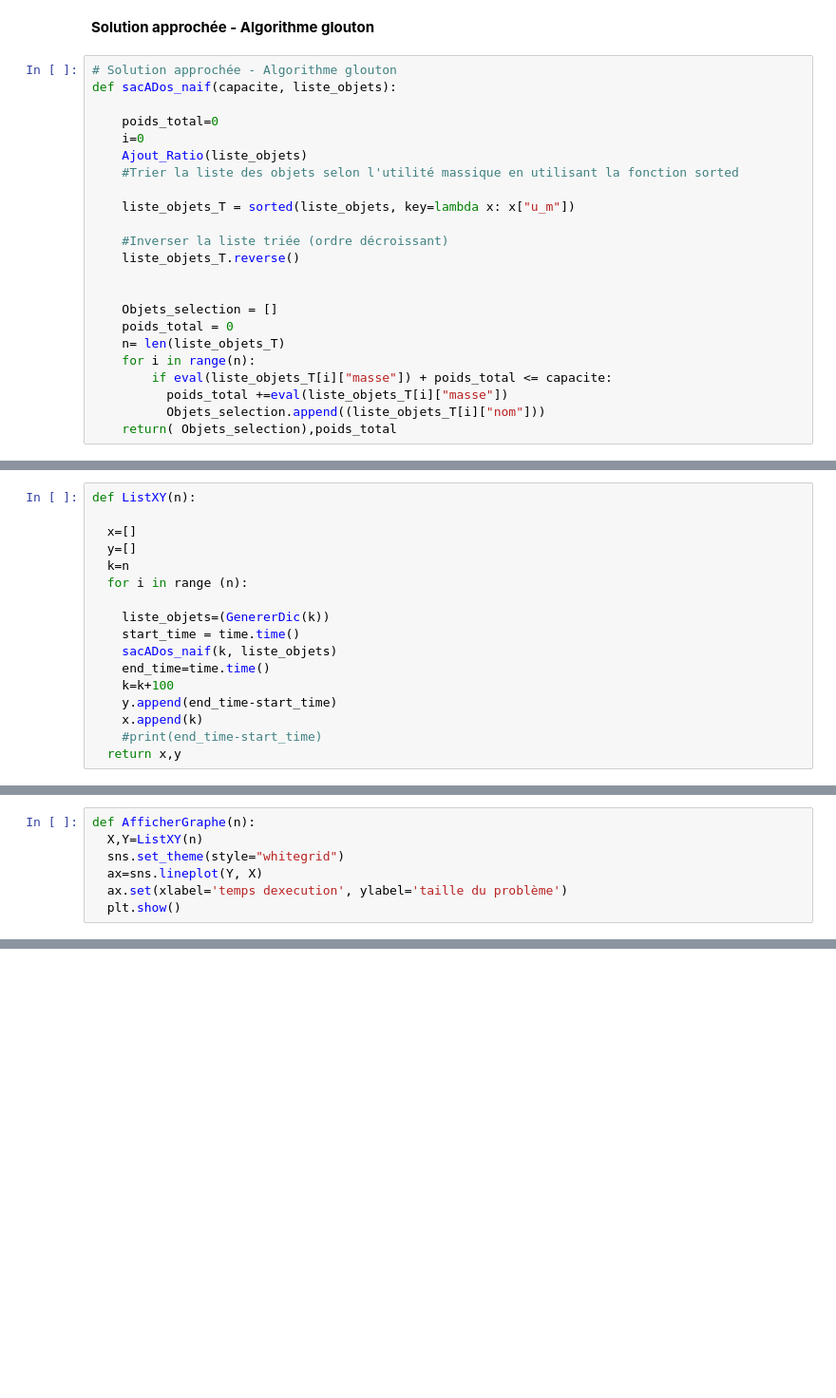
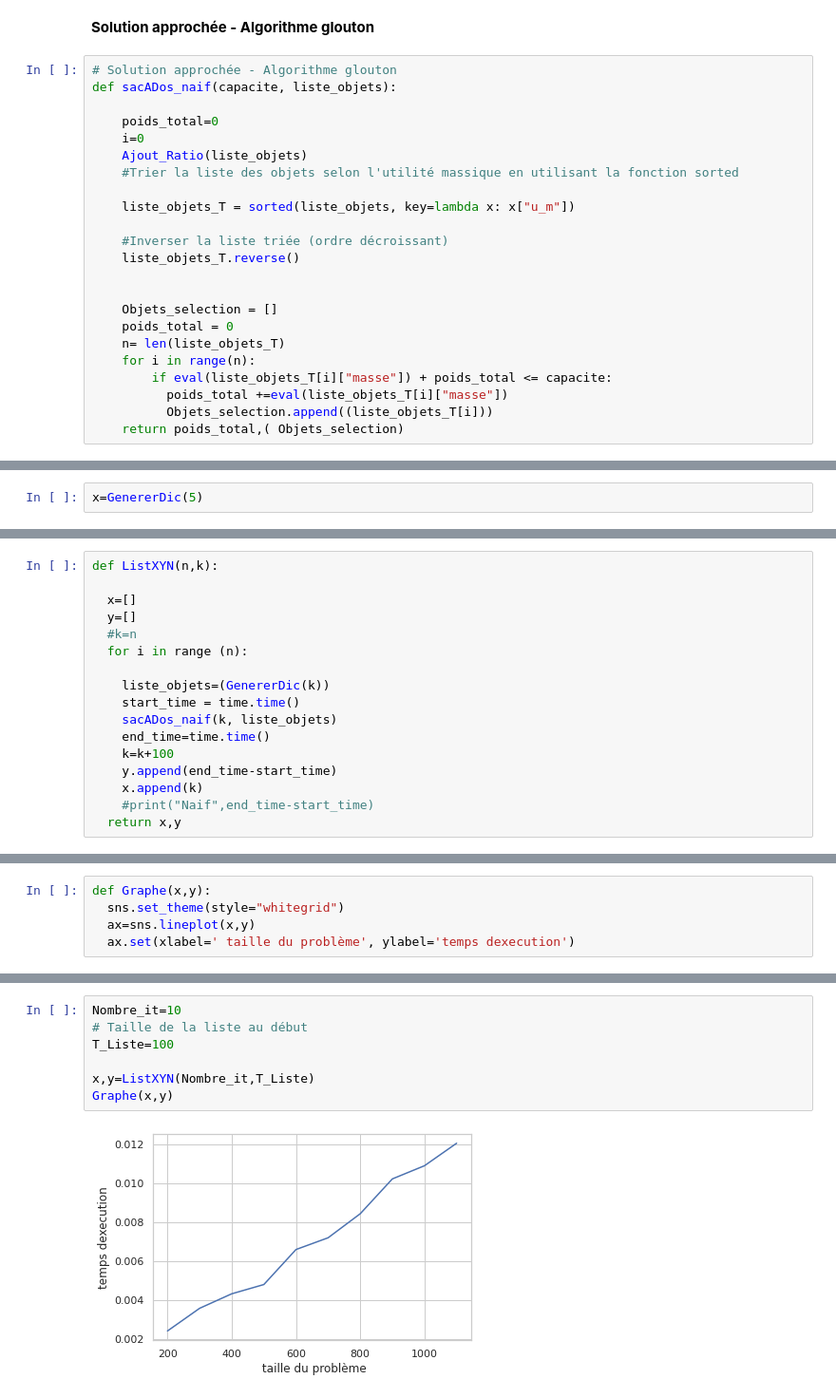
Before and after one commit to tafataghiles/Probl-me-du-sac-dos-, a Jupyter notebook: ProblmeDuSacADos7.ipynb, the cells around one changed output, grey strips where cells are left out. Shown at 95% size. Cells and saved outputs as stored; diff of their text form; blank space fills up the shorter version.

```diff
--- a/ProblmeDuSacADos7.ipynb
+++ b/ProblmeDuSacADos7.ipynb
@@ -63,5 +76,5 @@ def sacADos_naif(capacite, liste_objets):
     for i in range(n):
         if eval(liste_objets_T[i]["masse"]) + poids_total <= capacite:
           poids_total +=eval(liste_objets_T[i]["masse"])
-          Objets_selection.append((liste_objets_T[i]["nom"]))
-    return( Objets_selection),poids_total
+          Objets_selection.append((liste_objets_T[i]))
+    return poids_total,( Objets_selection)
@@ -71,0 +151,2 @@ TestU(p,10,liste_objets)
+# %%
+x=GenererDic(5)
@@ -72,9 +159,9 @@ TestU(p,10,liste_objets)
 # %%
-def ListXY(n):
+def ListXYN(n,k):
 
   x=[]
   y=[]
-  k=n
+  #k=n
   for i in range (n):
 
     liste_objets=(GenererDic(k))
@@ -84,5 +171,5 @@ def ListXY(n):
     k=k+100
     y.append(end_time-start_time)
     x.append(k)
-    #print(end_time-start_time)
+    #print("Naif",end_time-start_time)
   return x,y
@@ -91,7 +214,5 @@ X,Y=ListXY(10)
 # %%
-def AfficherGraphe(n):
-  X,Y=ListXY(n)
+def Graphe(x,y):
   sns.set_theme(style="whitegrid")
-  ax=sns.lineplot(Y, X)
-  ax.set(xlabel='temps dexecution', ylabel='taille du problème')
-  plt.show()
+  ax=sns.lineplot(x,y)
+  ax.set(xlabel=' taille du problème', ylabel='temps dexecution')
@@ -111,0 +221,9 @@ AfficherGraphe(100)
+# %%
+Nombre_it=10
+# Taille de la liste au début
+T_Liste=100
+
+x,y=ListXYN(Nombre_it,T_Liste)
+Graphe(x,y)
+# %% [output]
+[figure, added]
```
Also changed, not shown: parts of 26 cells of this notebook.
